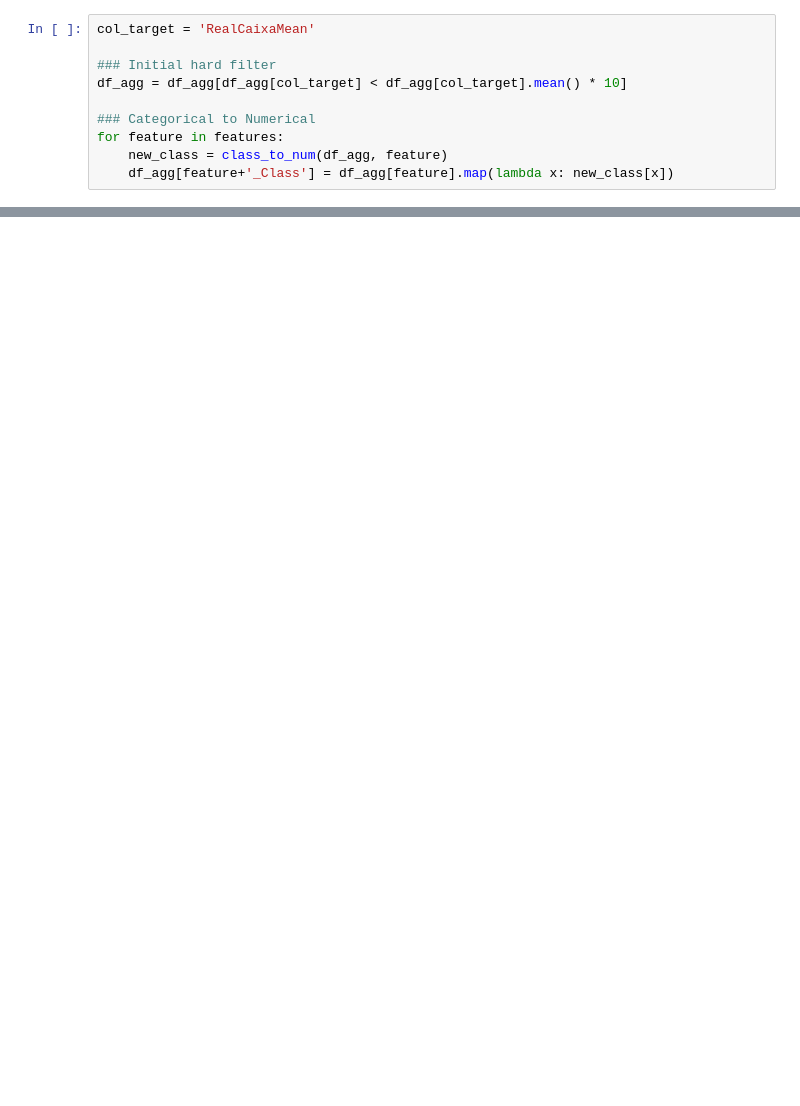
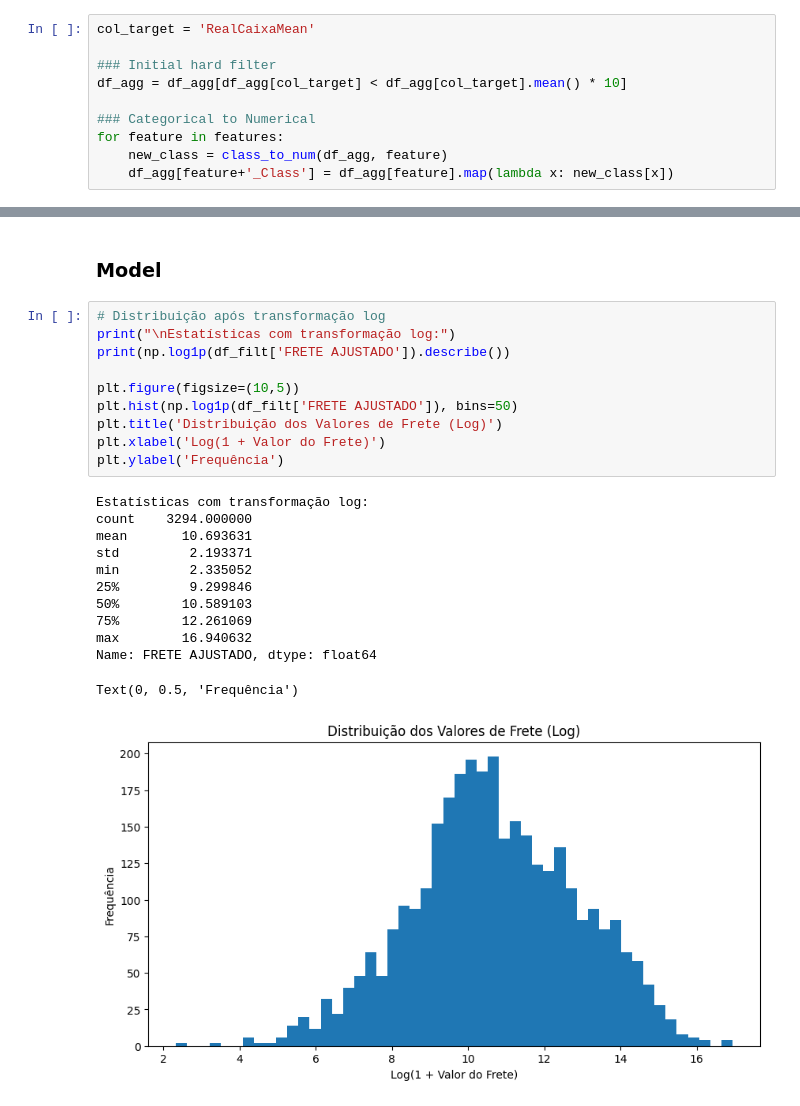
Before and after one commit to romulobsilva/fretes_antt, a Jupyter notebook: model_build_v01.ipynb, the cells around one changed output, grey strips where cells are left out. Saved outputs shown, nothing was run; the diff lists cells and outputs as text; blank space fills up the shorter version.

```diff
--- a/model_build_v01.ipynb
+++ b/model_build_v01.ipynb
@@ -189,0 +181,25 @@ Exportação concluída!
+# %% [markdown]
+### Model
+# %%
+# Distribuição após transformação log
+print("\nEstatísticas com transformação log:")
+print(np.log1p(df_filt['FRETE AJUSTADO']).describe())
+
+plt.figure(figsize=(10,5))
+plt.hist(np.log1p(df_filt['FRETE AJUSTADO']), bins=50)
+plt.title('Distribuição dos Valores de Frete (Log)')
+plt.xlabel('Log(1 + Valor do Frete)')
+plt.ylabel('Frequência')
+# %% [output]
+Estatísticas com transformação log:
+count    3294.000000
+mean       10.693631
+std         2.193371
+min         2.335052
+25%         9.299846
+50%        10.589103
+75%        12.261069
+max        16.940632
+Name: FRETE AJUSTADO, dtype: float64
+Text(0, 0.5, 'Frequência')
+[figure, added]
```
Also changed, not shown: parts of 25 cells of this notebook.
